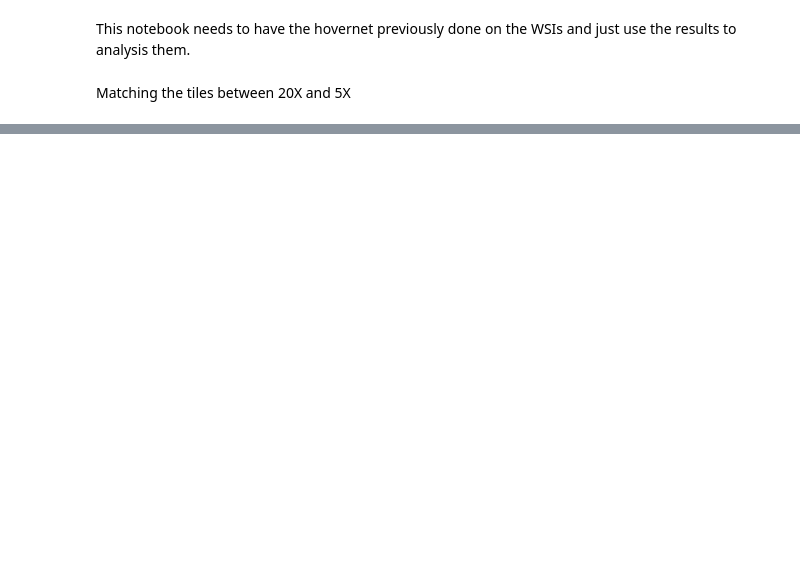
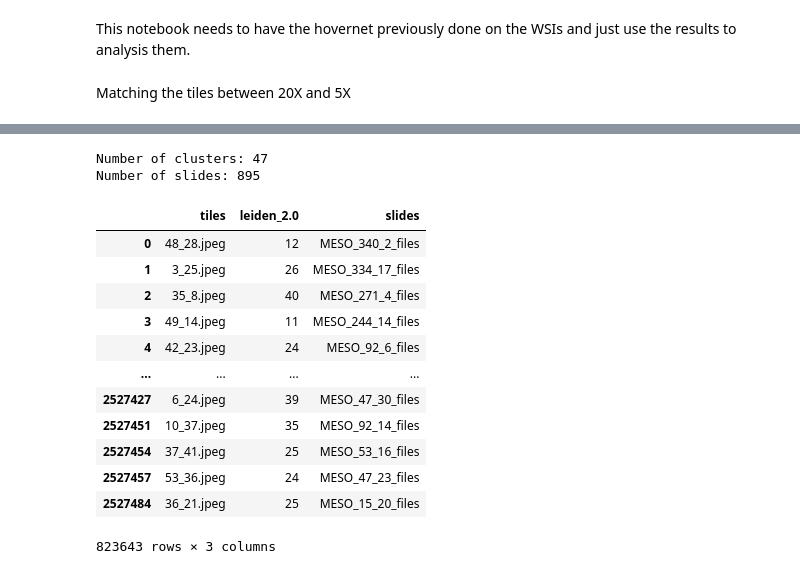
Before and after one commit to FarzanehSeyedshahi/Histomorphological-Phenotype-Learning, a Jupyter notebook: workflow/hovernet.ipynb, the cells around one changed output, grey strips where cells are left out. Cells and saved outputs as stored; diff of their text form; code cells hidden in the pictures; blank space fills up the shorter version.

```diff
--- a/workflow/hovernet.ipynb
+++ b/workflow/hovernet.ipynb
@@ -71,0 +125,53 @@ dict_keys(['mag', 'nuc'])
+# %%
+path_folder = '/nfs/home/users/fshahi/Projects/Datasets/large_ndpis/tiled/'
+filenames_5x = os.listdir(path_folder)
+
+nuc_types_df = pd.DataFrame(columns=['slides', 'tiles', 'necros', 'neopla', 'inflam', 'connec', 'no-neo', 'nolabe'])
+for filename in filenames_5x[:-1]:
+    tiles = os.listdir(path_folder + filename + '/5.0/')
+    for tile in tiles:
+        start_i_5x, start_j_5x = tile.split('.jpeg')[0].split('_')
+        start_i, start_j = int(start_j_5x)*4, int(start_i_5x)*4
+        row = pd.DataFrame([[filename, tile, 0, 0, 0, 0, 0, 0]], columns=['slides', 'tiles', 'necros', 'neopla', 'inflam', 'connec', 'no-neo', 'nolabe'])
+        for i in range(start_i, start_i+4):
+            for j in range(start_j, start_j+4):
+                try:
+                    path = '/nfs/home/users/fshahi/Projects/Datasets/large_ndpis/hovernet/{}/20.0/json/{}_{}.json'.format(filename,i,j)
+                    json_file = open(path)
+                    data = json.load(json_file)
+                    for i_nuc in data['nuc']:
+                        type_index = str(data['nuc'][i_nuc]['type'])
+                        nuc_type_key = color_dict[type_index][0]
+                        row[nuc_type_key] = row[nuc_type_key] + 1
+                except:
+                    pass
+        nuc_types_df = pd.concat([nuc_types_df, row], axis=0)
+
+
+nuc_types_df
+# %%
+# fetch clusters
+csv = '/nfs/home/users/fshahi/Projects/Histomorphological-Phenotype-Learning/results/BarlowTwins_3/Meso/h224_w224_n3_zdim128/750K/adatas/Meso_he_complete_filtered_metadata_leiden_2p0__fold4.csv'
+clusters = pd.read_csv(csv)
+clusters = clusters[['tiles', 'leiden_2.0', 'slides']]
+clusters['slides'] = clusters['slides'].apply(lambda x: x+'_files') # add _files to the slides to match dictionary
+clusters = clusters[clusters['slides'].isin(filenames_5x)] # filter out the slides that are in the dictionary
+print('Number of clusters:',clusters['leiden_2.0'].value_counts().shape[0])
+print('Number of slides:',clusters['slides'].value_counts().shape[0])
+clusters
+# %% [output]
+Number of clusters: 47
+Number of slides: 895
+|  | tiles | leiden_2.0 | slides |
+| 0 | 48_28.jpeg | 12 | MESO_340_2_files |
+| 1 | 3_25.jpeg | 26 | MESO_334_17_files |
+| 2 | 35_8.jpeg | 40 | MESO_271_4_files |
+| 3 | 49_14.jpeg | 11 | MESO_244_14_files |
+| 4 | 42_23.jpeg | 24 | MESO_92_6_files |
+| ... | ... | ... | ... |
+| 2527427 | 6_24.jpeg | 39 | MESO_47_30_files |
+| 2527451 | 10_37.jpeg | 35 | MESO_92_14_files |
+| 2527454 | 37_41.jpeg | 25 | MESO_53_16_files |
+| 2527457 | 53_36.jpeg | 24 | MESO_47_23_files |
+| 2527484 | 36_21.jpeg | 25 | MESO_15_20_files |
+823643 rows × 3 columns
```
Also changed, not shown: parts of 9 cells of this notebook, 1 other file.
